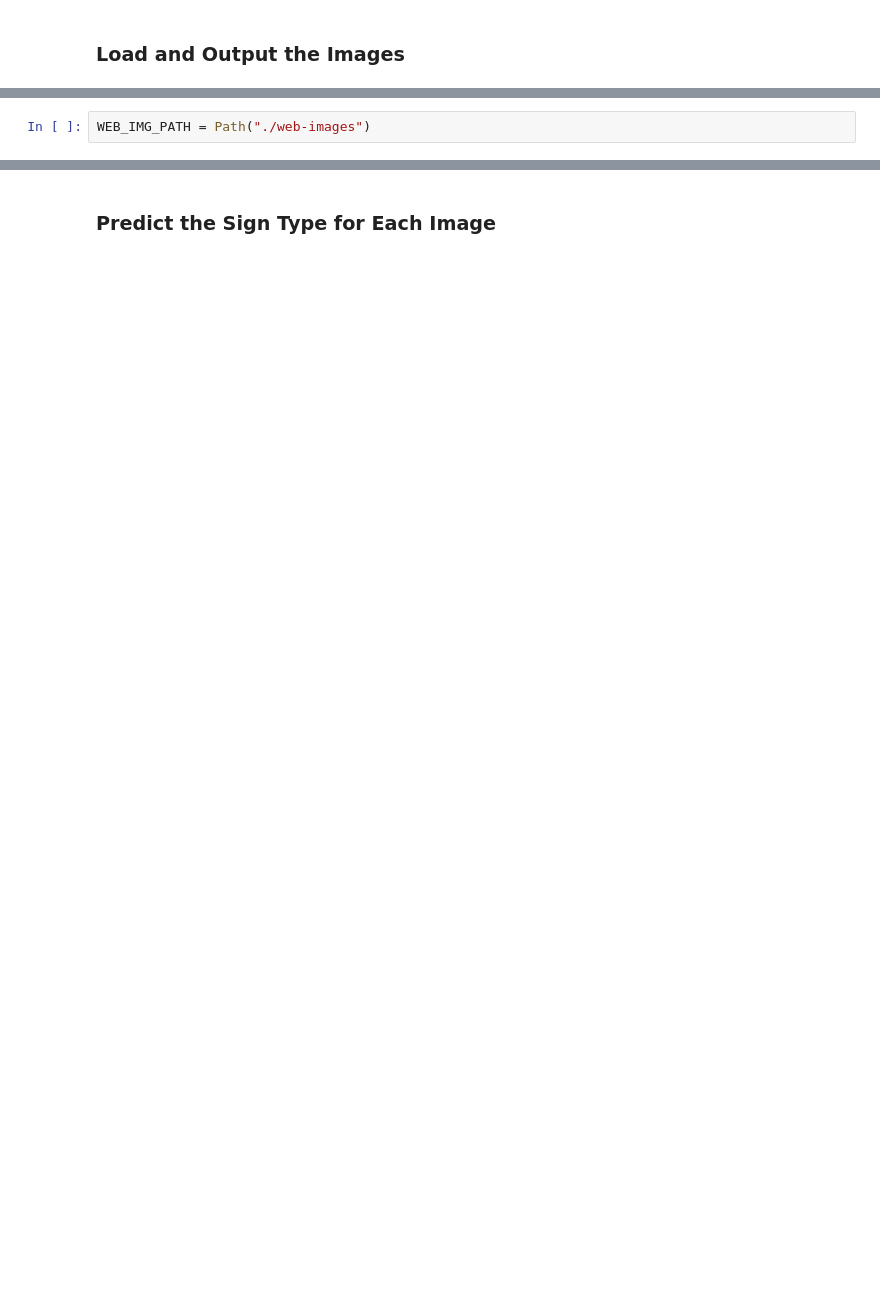
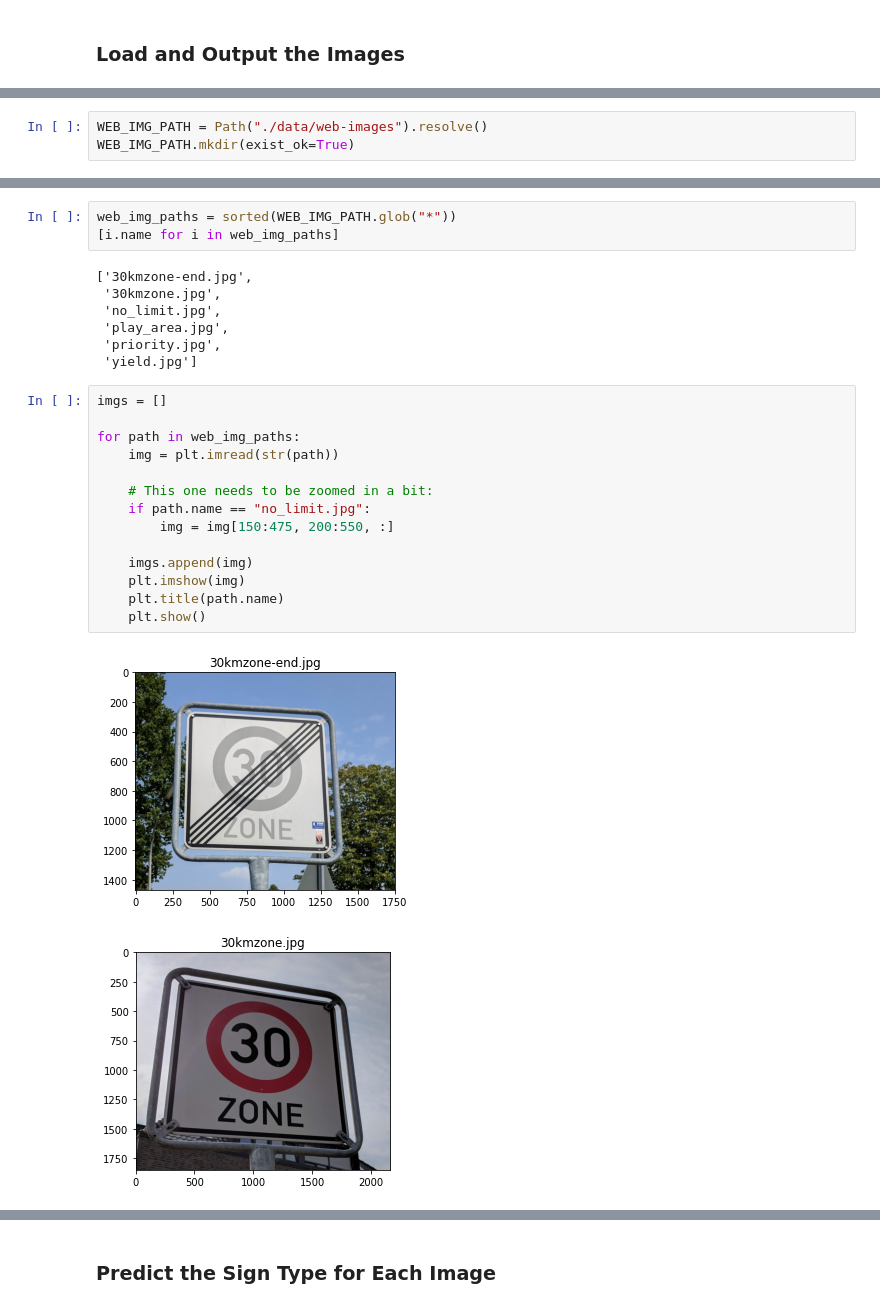
Before and after one commit to jvanlier/self-driving-car-engineer, a Jupyter notebook: Project3_Traffic_Sign_Classifier/Traffic_Sign_Classifier.ipynb, the cells around one changed output, grey strips where cells are left out. Drawn from its saved outputs; the diff is of its cells as text; blank space fills up the shorter version.

```diff
--- a/Project3_Traffic_Sign_Classifier/Traffic_Sign_Classifier.ipynb
+++ b/Project3_Traffic_Sign_Classifier/Traffic_Sign_Classifier.ipynb
@@ -460,2 +405,3 @@ You may find `signnames.csv` useful as it contains mappings from the class id (i
 # %%
-WEB_IMG_PATH = Path("./web-images")
+WEB_IMG_PATH = Path("./data/web-images").resolve()
+WEB_IMG_PATH.mkdir(exist_ok=True)
@@ -472,0 +415,27 @@ Image.from
+# %%
+web_img_paths = sorted(WEB_IMG_PATH.glob("*"))
+[i.name for i in web_img_paths]
+# %% [output]
+['30kmzone-end.jpg',
+ '30kmzone.jpg',
+ 'no_limit.jpg',
+ 'play_area.jpg',
+ 'priority.jpg',
+ 'yield.jpg']
+# %%
+imgs = []
+
+for path in web_img_paths:
+    img = plt.imread(str(path))
+
+    # This one needs to be zoomed in a bit:
+    if path.name == "no_limit.jpg":
+        img = img[150:475, 200:550, :]
+
+    imgs.append(img)
+    plt.imshow(img)
+    plt.title(path.name)
+    plt.show()
+# %% [output]
+[figure, added]
+[figure, added]
```
Also changed, not shown: parts of 45 cells of this notebook, 7 other files.
